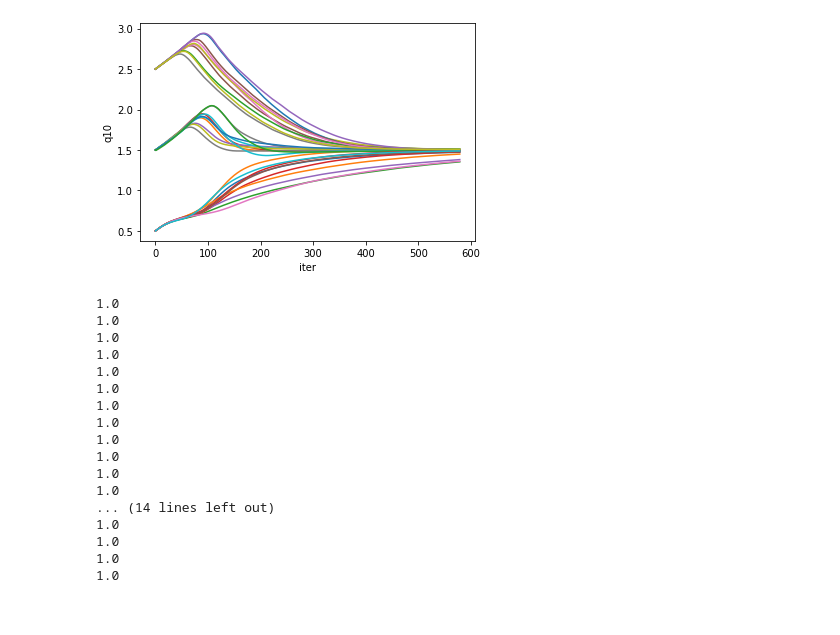
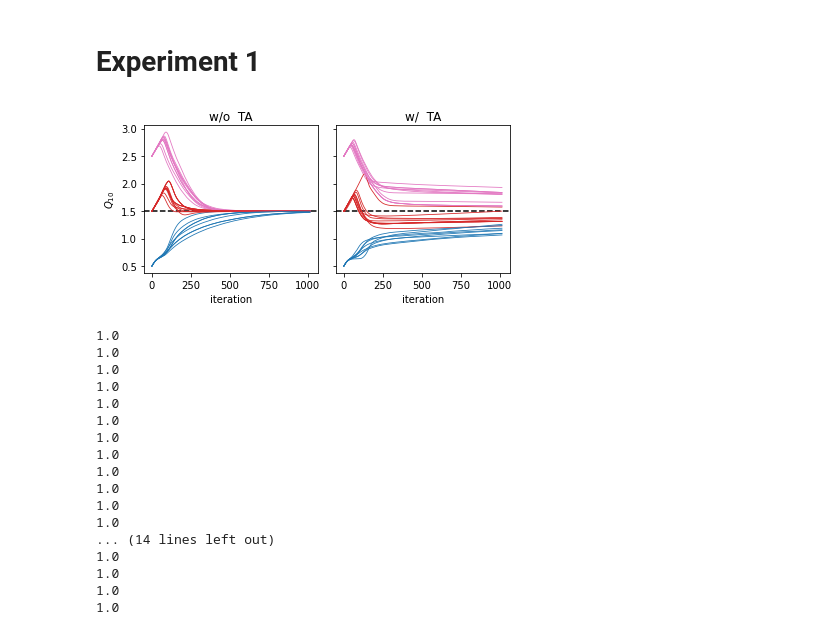
Before and after one commit to bask0/q10hybrid, a Jupyter notebook: analysis/analysis.ipynb, the cells around one changed output. Cells and saved outputs as stored; diff of their text form; code cells hidden in the pictures.

```diff
--- a/analysis/analysis.ipynb
+++ b/analysis/analysis.ipynb
@@ -6,5 +6,13 @@ import os
 import matplotlib.pyplot as plt
 from matplotlib import cm as cmap
 from cycler import cycler
+# %% [markdown]
+# Experiment 1
+# %%
+colors = {
+    0.5: 'tab:blue',
+    1.5: 'tab:red',
+    2.5: 'tab:pink'
+}
 # %%
 def preproc(ds):
@@ -12,10 +19,29 @@ def preproc(ds):
     return ds.expand_dims(q10_init=[ds.q10.attrs['q10_init']])
-# %%
-for d in range(30):
-    ds = xr.open_dataset(f'../logs/experiment_01/n_ta/lightning_logs/version_{d}/predictions.nc')
-    ds.q10.plot()
-# %% [output]
-[figure, removed]
+# %%
+fig, axes = plt.subplots(1, 2, figsize=(6, 3), sharey=True)
+
+axes[0].axhline(1.5, ls='--', color='k')
+axes[1].axhline(1.5, ls='--', color='k')
+
+for d in range(30):
+    ds = xr.open_dataset(f'../logs/experiment_01/n_ta/lightning_logs/version_{d}/predictions.nc')
+    ds.q10.plot(color=colors[ds.q10.attrs['q10_init']], ax=axes[0], lw=0.8)
+
+for d in range(30):
+    ds = xr.open_dataset(f'../logs/experiment_01/w_ta/lightning_logs/version_{d}/predictions.nc')
+    ds.q10.plot(color=colors[ds.q10.attrs['q10_init']], ax=axes[1], lw=0.8)
+
+axes[0].set_title('w/o  TA')
+axes[0].set_ylabel(r'$Q_{10}$')
+axes[0].set_xlabel('iteration')
+axes[1].set_title('w/  TA')
+axes[1].set_ylabel('')
+axes[1].set_xlabel('iteration')
+
+fig.tight_layout()
+fig.savefig('./plots/training_progress.png', dpi=200, transparent=False, facecolor='w')
+# %% [output]
+[figure, added]
 # %%
 ds = xr.open_mfdataset('../logs/experiment_01/w_ta/lightning_logs/version_*/predictions.nc', combine='nested', concat_dim='rep', preprocess=preproc)
 # %% [output]
```
Also changed, not shown: parts of 1 cell of this notebook.
